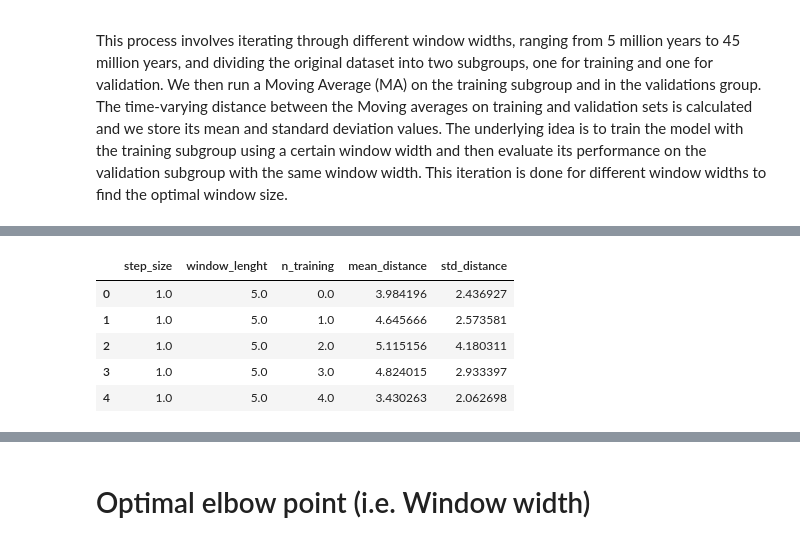
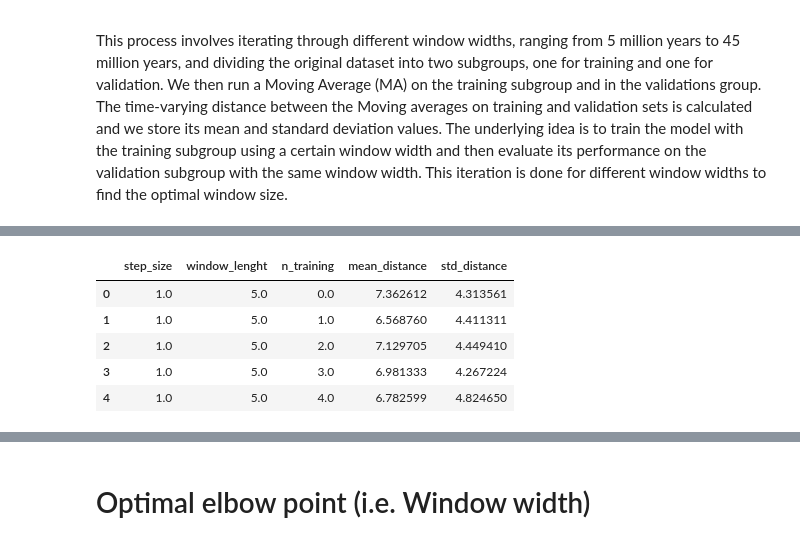
Before and after one commit to PolarWandering/Gallo_etal_2023_APWP_construction, a Jupyter notebook: code/Window_width_Optimization.ipynb, the cells around one changed output, grey strips where cells are left out. Drawn from its saved outputs; the diff is of its cells as text; code cells hidden in the pictures.

```diff
--- a/code/Window_width_Optimization.ipynb
+++ b/code/Window_width_Optimization.ipynb
@@ -76,9 +76,9 @@ for window in window_lengths:
         std_distances = []
 
         # running mean on the train set
-        RM_train_ = running_mean_APWP_shape(train, 'vgp_lon_SH', 'vgp_lat_SH', 'mean_age', window, step, max_age, min_age)
+        RM_train_ = weighted_moving_average_APWP(train, 'vgp_lon_SH', 'vgp_lat_SH', 'mean_age', window, step, max_age, min_age)
         # running mean on the validation set
-        RM_test_ = running_mean_APWP_shape(test, 'vgp_lon_SH', 'vgp_lat_SH', 'mean_age', window, step, max_age, min_age)
+        RM_test_ = weighted_moving_average_APWP(test, 'vgp_lon_SH', 'vgp_lat_SH', 'mean_age', window, step, max_age, min_age)
 
         distances = []
 
@@ -107,9 +107,9 @@ Wall time: 28min 38s
 |  | step_size | window_lenght | n_training | mean_distance | std_distance |
-| 0 | 1.0 | 5.0 | 0.0 | 3.984196 | 2.436927 |
-| 1 | 1.0 | 5.0 | 1.0 | 4.645666 | 2.573581 |
-| 2 | 1.0 | 5.0 | 2.0 | 5.115156 | 4.180311 |
-| 3 | 1.0 | 5.0 | 3.0 | 4.824015 | 2.933397 |
-| 4 | 1.0 | 5.0 | 4.0 | 3.430263 | 2.062698 |
+| 0 | 1.0 | 5.0 | 0.0 | 7.362612 | 4.313561 |
+| 1 | 1.0 | 5.0 | 1.0 | 6.568760 | 4.411311 |
+| 2 | 1.0 | 5.0 | 2.0 | 7.129705 | 4.449410 |
+| 3 | 1.0 | 5.0 | 3.0 | 6.981333 | 4.267224 |
+| 4 | 1.0 | 5.0 | 4.0 | 6.782599 | 4.824650 |
 # %%
 df = df_ensemble.copy()
 # %%
```
Also changed, not shown: parts of 2 cells of this notebook.
